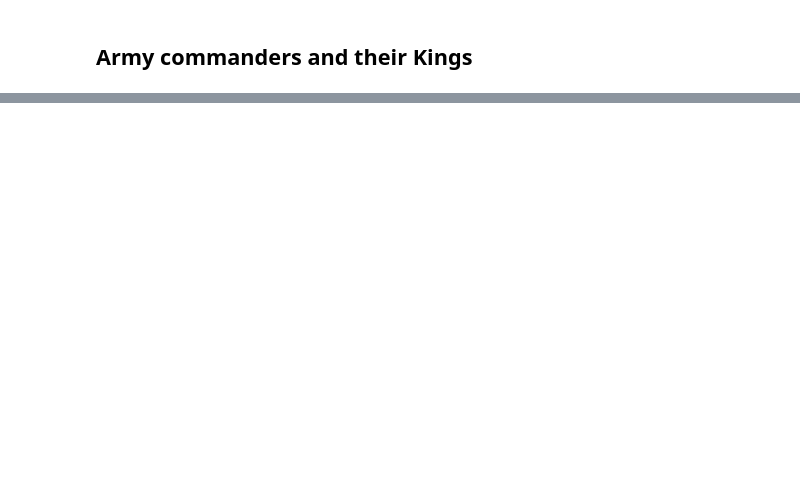
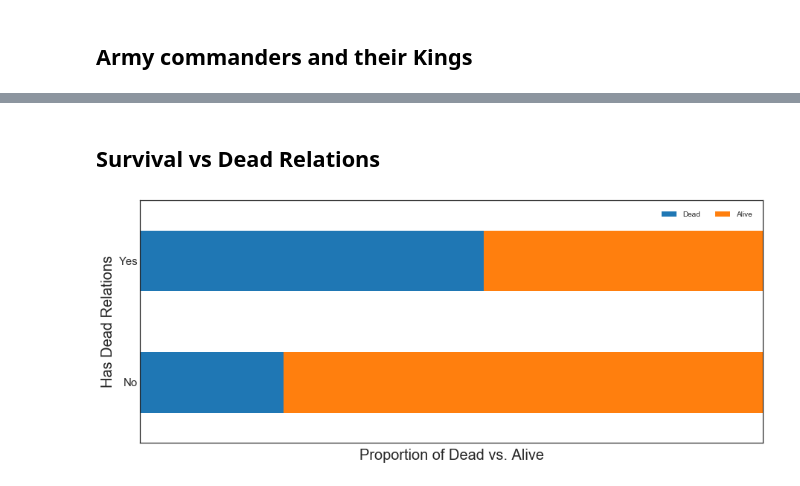
Before and after one commit to saahil1292/Game-Of-Thrones, a Jupyter notebook: Game_of_Thrones_.ipynb, the cells around one changed output, grey strips where cells are left out. Saved outputs shown, nothing was run; the diff lists cells and outputs as text; code cells hidden in the pictures; blank space fills up the shorter version.

```diff
--- a/Game_of_Thrones_.ipynb
+++ b/Game_of_Thrones_.ipynb
@@ -172,0 +226,17 @@ sns.boxplot(battles.att_comm_count, battles.attacker_king , data=battles)
+# %% [markdown]
+## Survival vs Dead Relations
+# %%
+data = character_predictions.groupby(['boolDeadRelations', 'isAlive']).count()[['S.No']].unstack().copy(deep=True) #.plot(kind='barh')
+
+p = data.div(data.sum(axis=1), axis=0).plot(stacked=True, rot=0, width=0.5, kind='barh')
+
+_ = p.set_xlim([0, 1]), p.set(yticklabels = ["No", "Yes"], xticklabels = "", \
+                              xlabel = "Proportion of Dead vs. Alive", \
+                              ylabel = "Has Dead Relations"), \
+                        p.legend(["Dead", "Alive"], loc='upper right', ncol=2, borderpad=1)
+
+
+# plt.xlabel('')
+#['S. No.'].plot(kind='barh')
+# %% [output]
+[figure, added]
```
Also changed, not shown: parts of 46 cells of this notebook.
